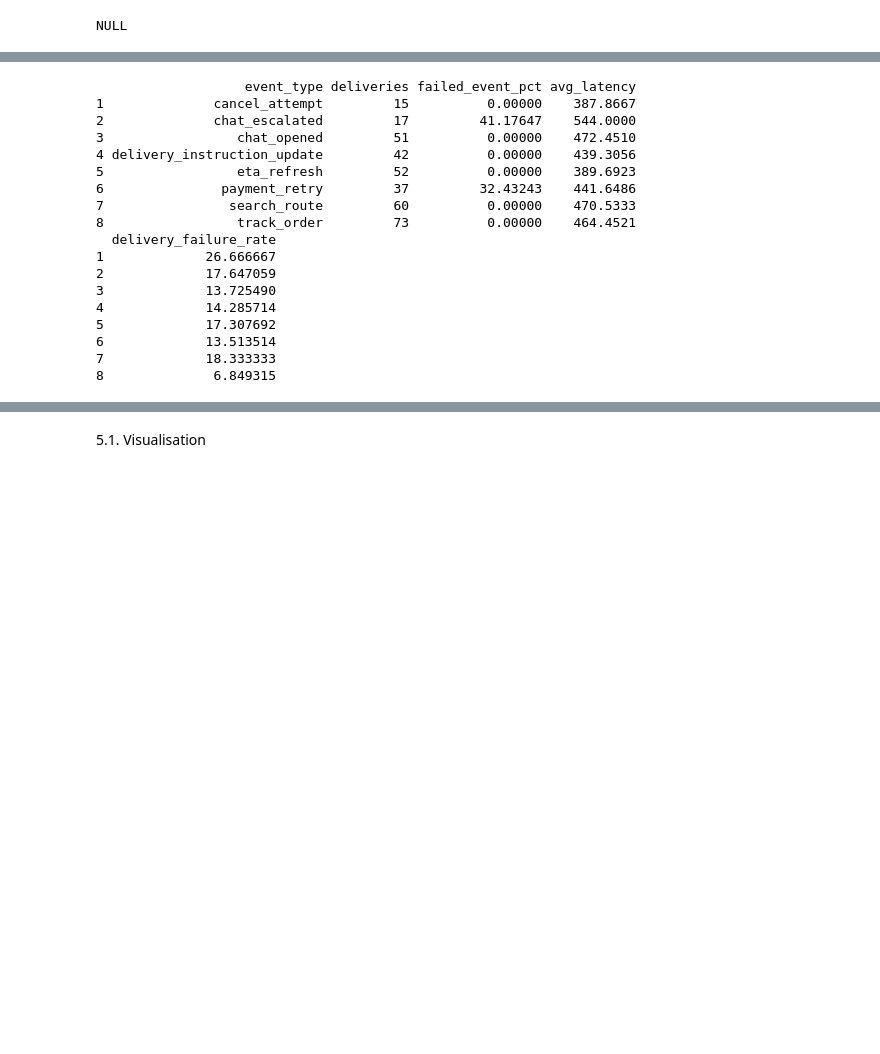
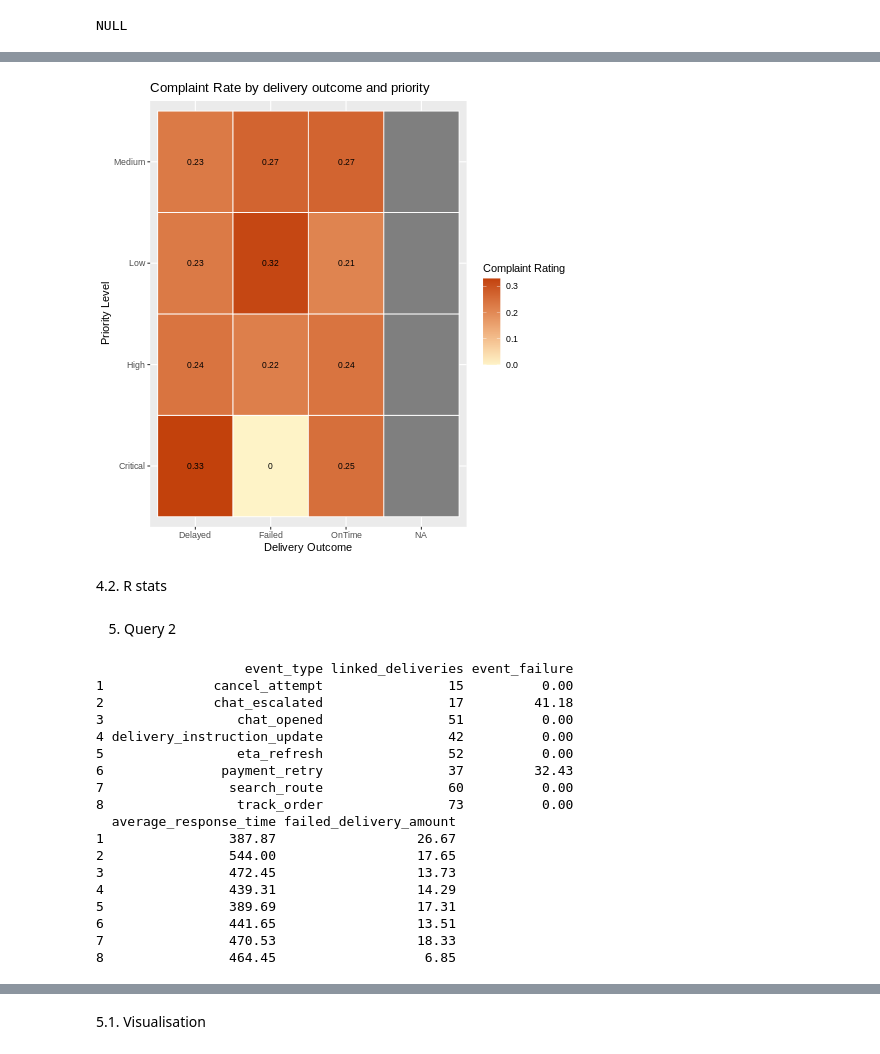
Before and after one commit to hobbsandbobs-dotcom/Analytics-Coursework, a Jupyter notebook: 3_SQL_and_R_analytics.ipynb, the cells around one changed output, grey strips where cells are left out. Cells and saved outputs as stored; diff of their text form; code cells hidden in the pictures; blank space fills up the shorter version.

```diff
--- a/3_SQL_and_R_analytics.ipynb
+++ b/3_SQL_and_R_analytics.ipynb
@@ -92,0 +163,34 @@ NULL
+# %%
+%%R
+
+ggplot(
+    delivery_ratings_overview,
+    aes(
+        x = delivery_outcome,
+        y = service_priority,
+        fill = complaint_frequency
+      )
+) +
+geom_tile(
+    colour = "white",
+    linewidth = 0.4
+) +
+
+  scale_fill_gradient(
+    low = "#FEF3C7",
+    high = "#C2410C"
+) +
+
+geom_text(
+    aes(label = round(complaint_frequency, 2)),
+    size = 3
+) +
+
+
+  labs(
+    title = "Complaint Rate by delivery outcome and priority",
+    x = "Delivery Outcome",
+    y = "Priority Level",
+    fill = "Complaint Rating"
+  )
+# %% [output]
@@ -92,0 +202,3 @@ NULL
+[figure, added]
+# %% [markdown]
+4.2. R stats
@@ -93,2 +207,4 @@ NULL
+# %% [markdown]
+5. Query 2
 # %%
 %%R
@@ -118,23 +259,23 @@ GROUP BY es.event_type
 # %%
 %%R
 
-q1
+nstar_app_performance
 # %% [output]
-                   event_type deliveries failed_event_pct avg_latency
-1              cancel_attempt         15          0.00000    387.8667
-2              chat_escalated         17         41.17647    544.0000
-3                 chat_opened         51          0.00000    472.4510
-4 delivery_instruction_update         42          0.00000    439.3056
-5                 eta_refresh         52          0.00000    389.6923
-6               payment_retry         37         32.43243    441.6486
-7                search_route         60          0.00000    470.5333
-8                 track_order         73          0.00000    464.4521
-  delivery_failure_rate
-1             26.666667
-2             17.647059
-3             13.725490
-4             14.285714
-5             17.307692
-6             13.513514
-7             18.333333
-8              6.849315
+                   event_type linked_deliveries event_failure
+1              cancel_attempt                15          0.00
+2              chat_escalated                17         41.18
+3                 chat_opened                51          0.00
+4 delivery_instruction_update                42          0.00
+5                 eta_refresh                52          0.00
+6               payment_retry                37         32.43
+7                search_route                60          0.00
+8                 track_order                73          0.00
+  average_response_time failed_delivery_amount
+1                387.87                  26.67
+2                544.00                  17.65
+3                472.45                  13.73
+4                439.31                  14.29
+5                389.69                  17.31
+6                441.65                  13.51
+7                470.53                  18.33
+8                464.45                   6.85
```
Also changed, not shown: parts of 27 cells of this notebook.
